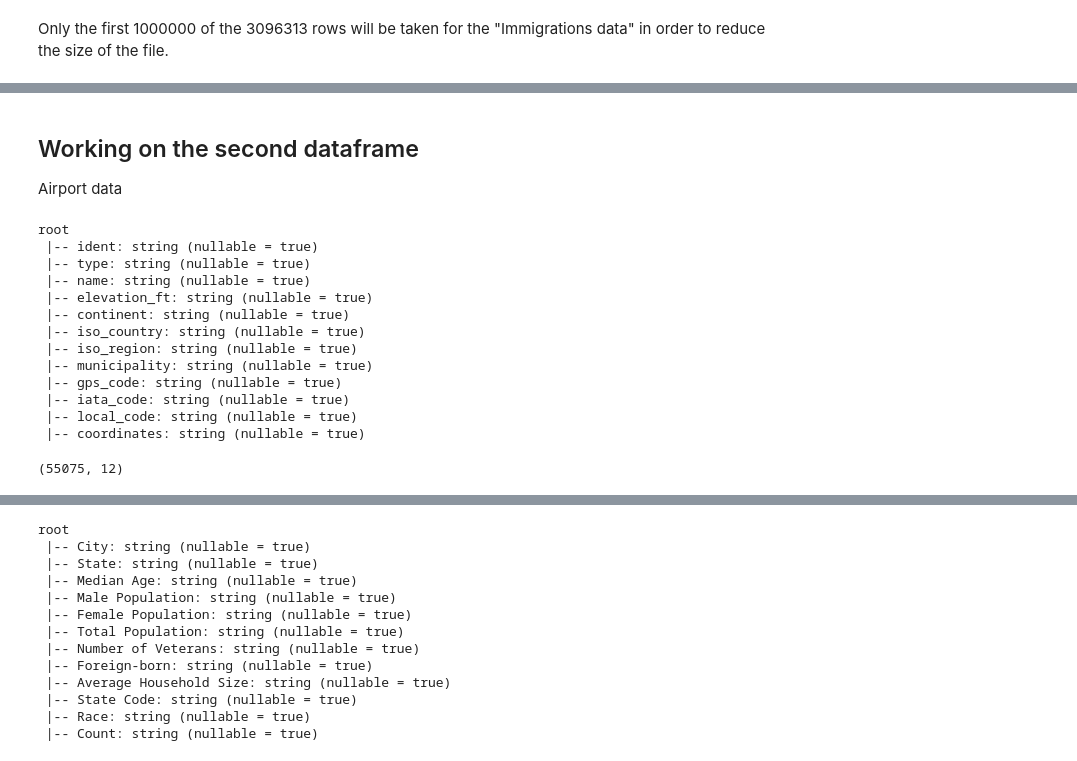
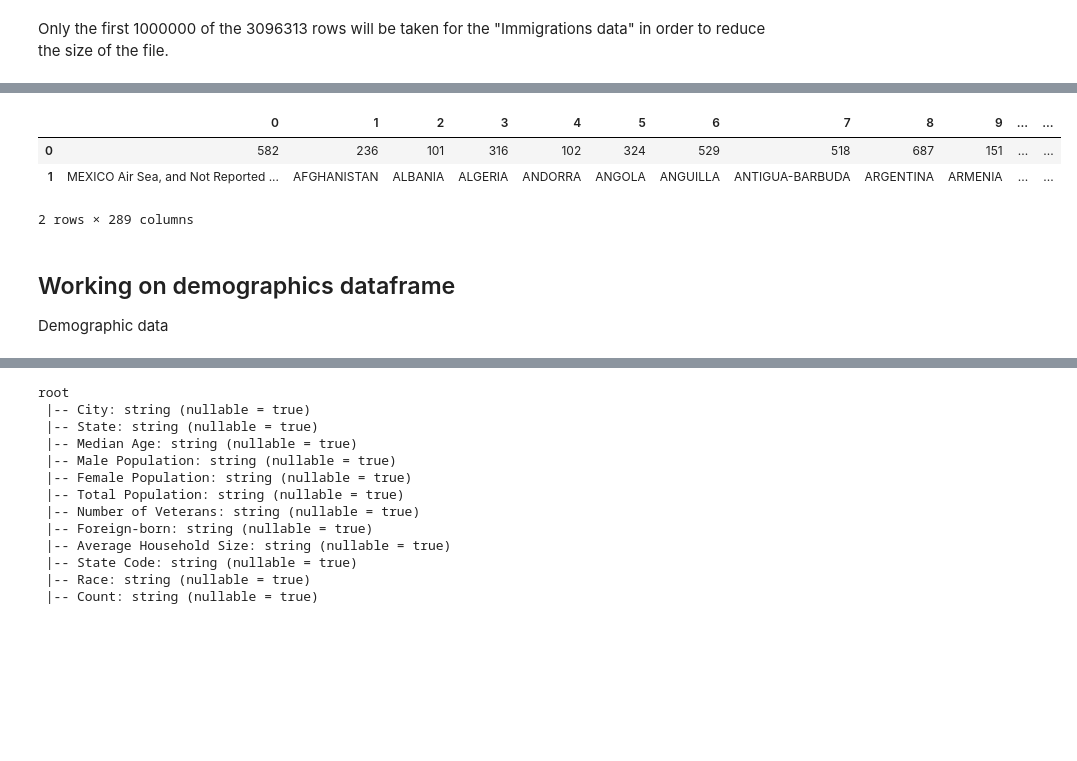
Before and after one commit to juan-ivan-NV/Data_Engineering_Nanodegree, a Jupyter notebook: 16_Project_5_Capstone_Project/capstone_project_notebook.ipynb, the cells around one changed output, grey strips where cells are left out. Saved outputs shown, nothing was run; the diff lists cells and outputs as text; code cells hidden in the pictures; blank space fills up the shorter version.

Commit message:
refactoring data base schema

```diff
--- a/16_Project_5_Capstone_Project/capstone_project_notebook.ipynb
+++ b/16_Project_5_Capstone_Project/capstone_project_notebook.ipynb
@@ -144,0 +189,6 @@ immigrations_df_spark.limit(1000000).toPandas().to_csv('immigrations_data.csv')
+# %%
+# This table shows all the valid and invalid codes for processing
+
+i94_residence = sas_value_parser('I94_SAS_Labels_Descriptions.SAS', 'i94cntyl', ['code', 'country'])
+#i94_residence.to_csv('i94_residence.csv')
+i94_residence.head()
@@ -144,0 +202,7 @@ immigrations_df_spark.limit(1000000).toPandas().to_csv('immigrations_data.csv')
+# %%
+i94_residence.head()
+# %% [output]
+|  | 0 | 1 | 2 | 3 | 4 | 5 | 6 | 7 | 8 | 9 | ... | ... |
+| 0 | 582 | 236 | 101 | 316 | 102 | 324 | 529 | 518 | 687 | 151 | ... | ... |
+| 1 | MEXICO Air Sea, and Not Reported ... | AFGHANISTAN | ALBANIA | ALGERIA | ANDORRA | ANGOLA | ANGUILLA | ANTIGUA-BARBUDA | ARGENTINA | ARMENIA | ... | ... |
+2 rows × 289 columns
@@ -145,26 +217,4 @@ immigrations_df_spark.limit(1000000).toPandas().to_csv('immigrations_data.csv')
 # %% [markdown]
-## Working on the second dataframe
+## Working on demographics dataframe
 
-Airport data
+Demographic data
-# %%
-air_path = 'airport-codes_csv.csv'
-air_sp_df = spark.read.option("header",True).csv(air_path)
-air_sp_df.printSchema()
-# %% [output]
-root
- |-- ident: string (nullable = true)
- |-- type: string (nullable = true)
- |-- name: string (nullable = true)
- |-- elevation_ft: string (nullable = true)
- |-- continent: string (nullable = true)
- |-- iso_country: string (nullable = true)
- |-- iso_region: string (nullable = true)
- |-- municipality: string (nullable = true)
- |-- gps_code: string (nullable = true)
- |-- iata_code: string (nullable = true)
- |-- local_code: string (nullable = true)
- |-- coordinates: string (nullable = true)
-# %%
-print((air_sp_df.count(), len(air_sp_df.columns)))
-# %% [output]
-(55075, 12)
```
Also changed, not shown: parts of 23 cells of this notebook, 2 other files.
